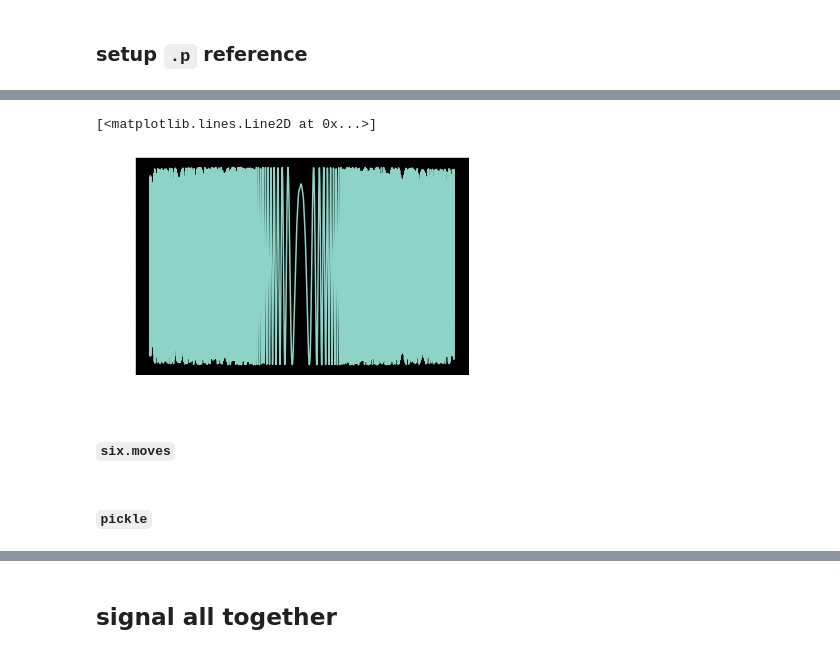
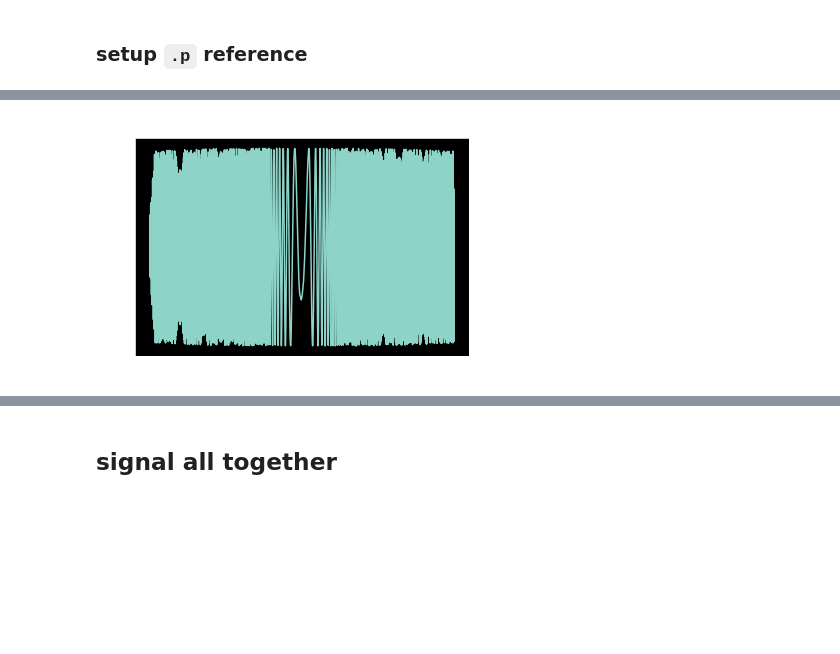
Before and after one commit to tjbergst/lorapy, a Jupyter notebook: data_processing_lorapy.ipynb, the cells around one changed output, grey strips where cells are left out. Drawn from its saved outputs; the diff is of its cells as text; code cells hidden in the pictures; blank space fills up the shorter version.

Commit message:
tested convolution with new baseline symbol set class

```diff
--- a/data_processing_lorapy.ipynb
+++ b/data_processing_lorapy.ipynb
@@ -151,6 +191,6 @@ symbol.plot()
 # %% [markdown]
 ### setup `.p` reference
 # %%
-loader = lorapy.load_dotp(OUTDOOR_DATA_DIR, autoload=True)
-loader.file_list
+ploader = lorapy.load_dotp(OUTDOOR_DATA_DIR, autoload=True)
+ploader.file_list
 # %% [output]
@@ -169,0 +201,5 @@ DotPFile(id=1 | name='lora_symbols_BW9_SF10.p')
+# %%
+pfile = ploader.select(1)
+baseline = pfile.to_signal()
+baseline.plot()
+display(baseline)
@@ -170,8 +219,4 @@ DotPFile(id=1 | name='lora_symbols_BW9_SF10.p')
 # %%
-baseline = pfile[1,:]
-plt.plot(np.real(baseline))
+baseline.plot(baseline._lastrand)
 # %% [output]
-[<matplotlib.lines.Line2D at 0x...>]
-[figure, old version]
+[figure, new version]
-# %% [markdown]
-#### `six.moves`
@@ -184,2 +222,0 @@ plt.plot(np.real(baseline))
-# %% [markdown]
-#### `pickle`
```
Also changed, not shown: parts of 37 cells of this notebook.
